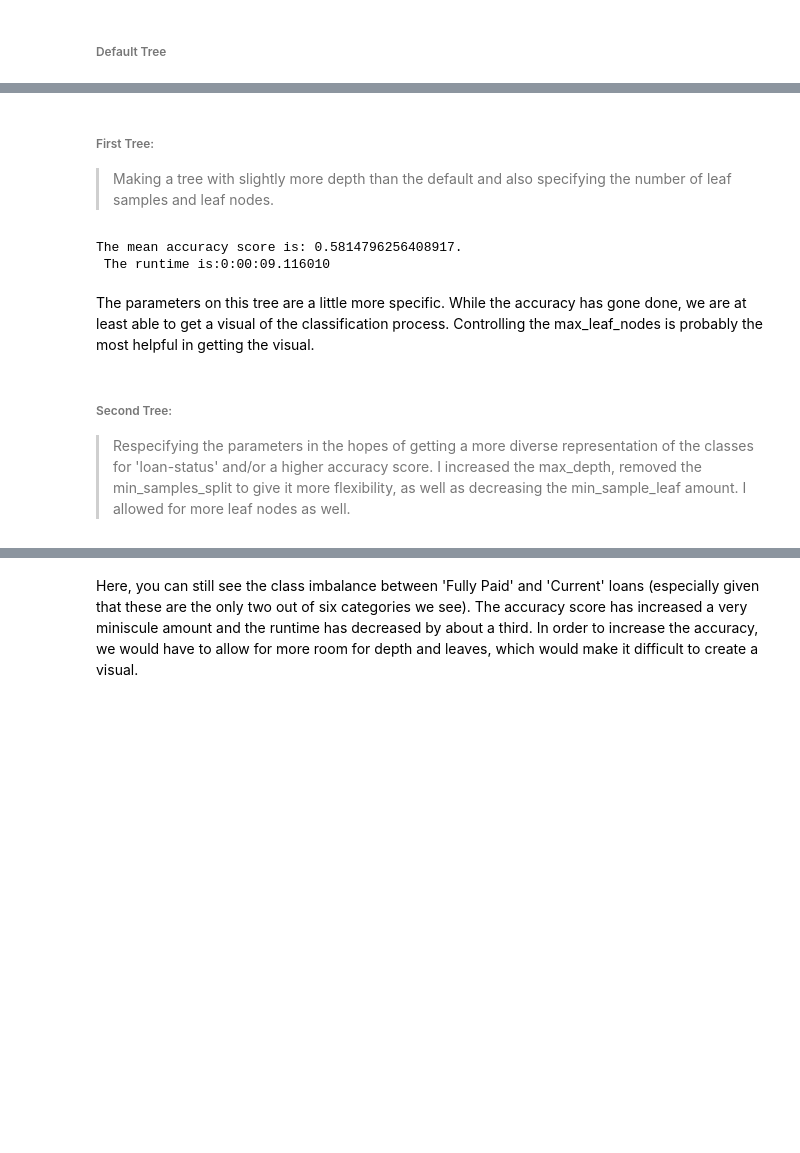
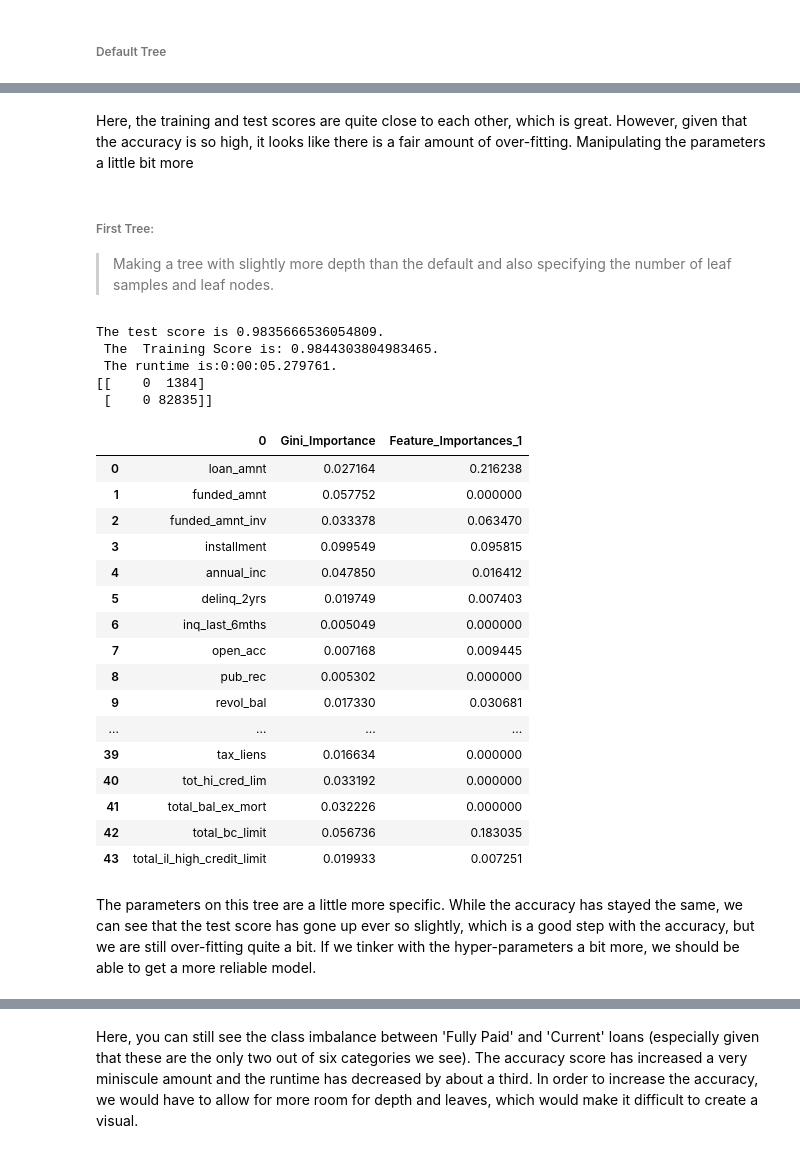
Before and after one commit to Begecky/Pre-Bootcamp-Materials, a Jupyter notebook: Unit_3/Re-Do.ipynb, the cells around one changed output, grey strips where cells are left out. Drawn from its saved outputs; the diff is of its cells as text; code cells hidden in the pictures; blank space fills up the shorter version.

```diff
--- a/Unit_3/Re-Do.ipynb
+++ b/Unit_3/Re-Do.ipynb
@@ -58,3 +56,5 @@ class_list = ["Charged Off", "Current", "Default", "Fully Paid", "In Grace Perio
+# %%
+X_train, X_test, y_train, y_test = train_test_split(x, y, test_size = .2)
 # %% [markdown]
 ###### Default Tree
 # %%
@@ -87,0 +82,12 @@ The default code will let the tree run until until it has found the best classif
+# %%
+from sklearn.metrics import confusion_matrix
+
+Y_pred = default_tree.predict(X_test)
+
+c_matrix = confusion_matrix(y_test, Y_pred)
+
+print(c_matrix)
+
+feature_frame = pd.DataFrame(X_test.columns)
+feature_frame['Gini_Importance'] = def_feat_imp
+feature_frame
@@ -88,3 +114,5 @@ The default code will let the tree run until until it has found the best classif
+# %% [markdown]
+Here, the training and test scores are quite close to each other, which is great.  However, given that the accuracy is so high, it looks like there is a fair amount of over-fitting.  Manipulating the parameters a little bit more
 # %% [markdown]
 ###### First Tree:
 > Making a tree with slightly more depth than the default and also specifying the number of leaf samples and leaf nodes.
@@ -99,25 +127,46 @@ tree_1 = tree.DecisionTreeClassifier(criterion = 'entropy',
                                      min_samples_leaf = 70,
                                      max_leaf_nodes = 60)
 
-tree_1.fit(x, y)
+tree_1.fit(X_train, y_train)
 
-# Graph
-dot_data = tree.export_graphviz(tree_1, out_file = None,
-                                feature_names = x.columns,
-                                class_names = class_list,
-                                filled=True)
-
-graph = pydotplus.graph_from_dot_data(dot_data)
-
-Image(graph.create_png())
-end_time = datetime.now()
+Y_pred = tree_1.predict(X_test)
-# %%
-print("The mean accuracy score is: {}. \n The runtime is:{}".format(tree_1.score(x, y), (end_time-start_time)))
-# %% [output]
-The mean accuracy score is: 0.5814796256408917.
- The runtime is:0:00:09.116010
-# %% [markdown]
-The parameters on this tree are a little more specific.  While the accuracy has gone done, we are at least able to get a visual of the classification process.  Controlling the max_leaf_nodes is probably the most helpful in getting the visual.
-# %% [markdown]
-###### Second Tree:
-> Respecifying the parameters in the hopes of getting a more diverse representation of the classes for 'loan-status' and/or a higher accuracy score.  I increased the max_depth, removed the min_samples_split to give it more flexibility, as well as decreasing the min_sample_leaf amount.  I allowed for more leaf nodes as well.
+# %%
+train_score_1 = tree_1.score(X_train, y_train)
+test_score_1 = tree_1.score(X_test, y_test)
+
+tree_1_feat_imp = tree_1.feature_importances_
+# %%
+end_time = datetime.now()
+print("The test score is {}.\n The  Training Score is: {}.\n The runtime is:{}.".format(test_score_1, train_score_1,
+                                                                                        (end_time-start_time)))
+c_matrix_1 = confusion_matrix(y_test, Y_pred)
+
+print(c_matrix_1)
+
+feature_frame['Feature_Importances_1'] = tree_1_feat_imp
+feature_frame
+# %% [output]
+The test score is 0.9835666536054809.
+ The  Training Score is: 0.9844303804983465.
+ The runtime is:0:00:05.279761.
+[[    0  1384]
+ [    0 82835]]
+|  | 0 | Gini_Importance | Feature_Importances_1 |
+| 0 | loan_amnt | 0.027164 | 0.216238 |
+| 1 | funded_amnt | 0.057752 | 0.000000 |
+| 2 | funded_amnt_inv | 0.033378 | 0.063470 |
+| 3 | installment | 0.099549 | 0.095815 |
+| 4 | annual_inc | 0.047850 | 0.016412 |
+| 5 | delinq_2yrs | 0.019749 | 0.007403 |
+| 6 | inq_last_6mths | 0.005049 | 0.000000 |
+| 7 | open_acc | 0.007168 | 0.009445 |
+| 8 | pub_rec | 0.005302 | 0.000000 |
+| 9 | revol_bal | 0.017330 | 0.030681 |
+| ... | ... | ... | ... |
+| 39 | tax_liens | 0.016634 | 0.000000 |
+| 40 | tot_hi_cred_lim | 0.033192 | 0.000000 |
+| 41 | total_bal_ex_mort | 0.032226 | 0.000000 |
+| 42 | total_bc_limit | 0.056736 | 0.183035 |
+| 43 | total_il_high_credit_limit | 0.019933 | 0.007251 |
+# %% [markdown]
+The parameters on this tree are a little more specific.  While the accuracy has stayed the same, we can see that the test score has gone up ever so slightly, which is a good step with the accuracy, but we are still over-fitting quite a bit. If we tinker with the hyper-parameters a bit more, we should be able to get a more reliable model.
```
Also changed, not shown: parts of 19 cells of this notebook.
